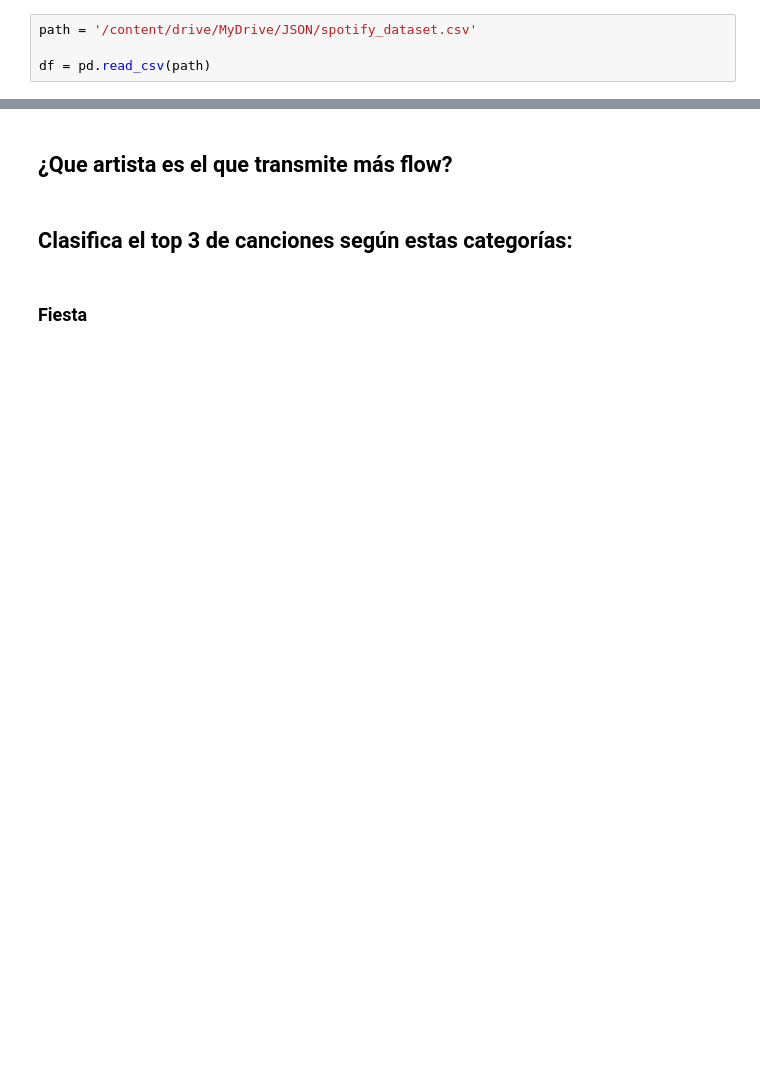
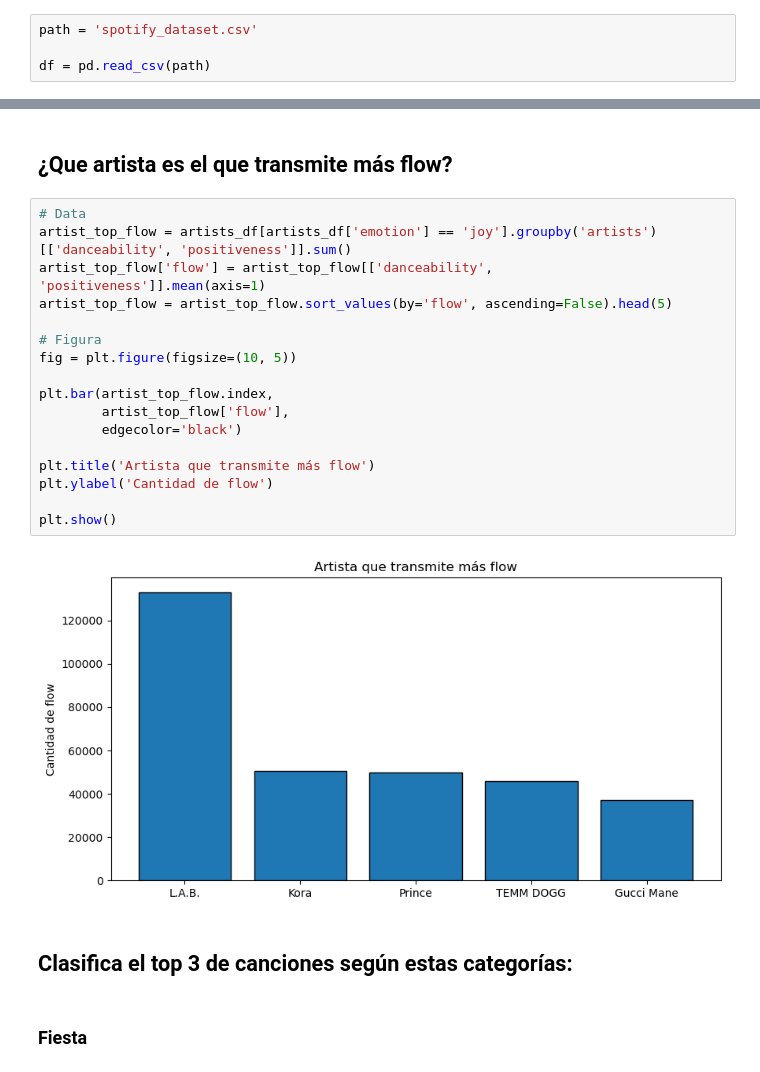
Before and after one commit to Facusc16/data_flow, a Jupyter notebook: Data_&_Flow.ipynb, the cells around one changed output, grey strips where cells are left out. Saved outputs shown, nothing was run; the diff lists cells and outputs as text; blank space fills up the shorter version.

```diff
--- a/Data_&_Flow.ipynb
+++ b/Data_&_Flow.ipynb
@@ -45,7 +63,7 @@ Mounted at /content/drive
 # %% [markdown]
 ## Construir DataFrame
 # %%
-path = '/content/drive/MyDrive/JSON/spotify_dataset.csv'
+path = 'spotify_dataset.csv'
 
 df = pd.read_csv(path)
 # %% [markdown]
@@ -668,5 +717,24 @@ dtype: bool
 # %% [markdown]
 ## ¿Que artista es el que transmite más flow?
+# %%
+# Data
+artist_top_flow = artists_df[artists_df['emotion'] == 'joy'].groupby('artists')[['danceability', 'positiveness']].sum()
+artist_top_flow['flow'] = artist_top_flow[['danceability', 'positiveness']].mean(axis=1)
+artist_top_flow = artist_top_flow.sort_values(by='flow', ascending=False).head(5)
+
+# Figura
+fig = plt.figure(figsize=(10, 5))
+
+plt.bar(artist_top_flow.index,
+        artist_top_flow['flow'],
+        edgecolor='black')
+
+plt.title('Artista que transmite más flow')
+plt.ylabel('Cantidad de flow')
+
+plt.show()
+# %% [output]
+[figure, added]
 # %% [markdown]
 ## Clasifica el top 3 de canciones según estas categorías:
 # %% [markdown]
```
Also changed, not shown: parts of 58 cells of this notebook.
